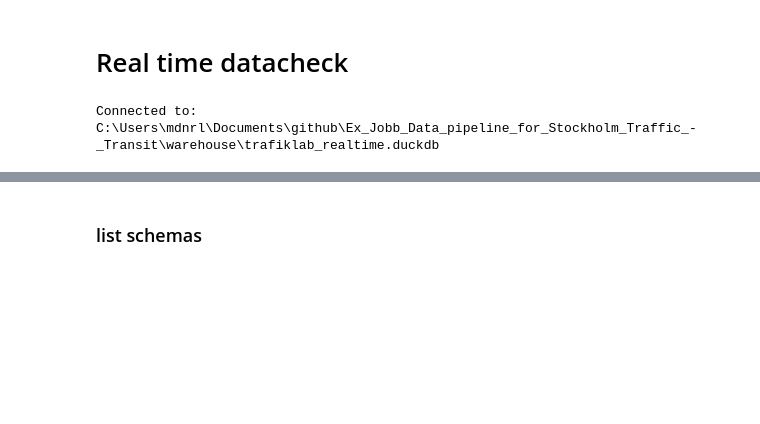
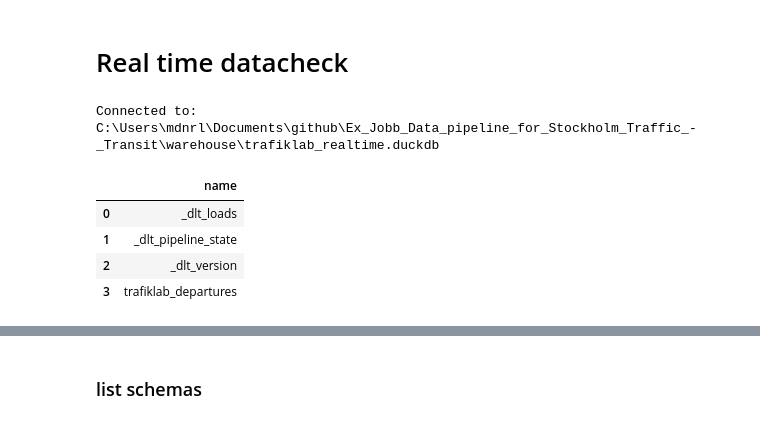
Before and after one commit to mohammadnurulhassan/Ex_Jobb_Data_pipeline_for_Stockholm_Traffic_-_Transit, a Jupyter notebook: notebooks/realtime_depature.ipynb, the cells around one changed output, grey strips where cells are left out. Cells and saved outputs as stored; diff of their text form; code cells hidden in the pictures; blank space fills up the shorter version.

```diff
--- a/notebooks/realtime_depature.ipynb
+++ b/notebooks/realtime_depature.ipynb
@@ -24,6 +24,14 @@ con = duckdb.connect(str(DB_PATH))
 print("Connected to:", DB_PATH)
 # %% [output]
 Connected to: C:\Users\mdnrl\Documents\github\Ex_Jobb_Data_pipeline_for_Stockholm_Traffic_-_Transit\warehouse\trafiklab_realtime.duckdb
+# %%
+con.execute("SHOW TABLES FROM raw_trafiklab;").fetchdf()
+# %% [output]
+|  | name |
+| 0 | _dlt_loads |
+| 1 | _dlt_pipeline_state |
+| 2 | _dlt_version |
+| 3 | trafiklab_departures |
 # %%
 tables = con.execute("""
 select table_schema, table_name
```
Also changed, not shown: parts of 23 cells of this notebook, 5 other files.
